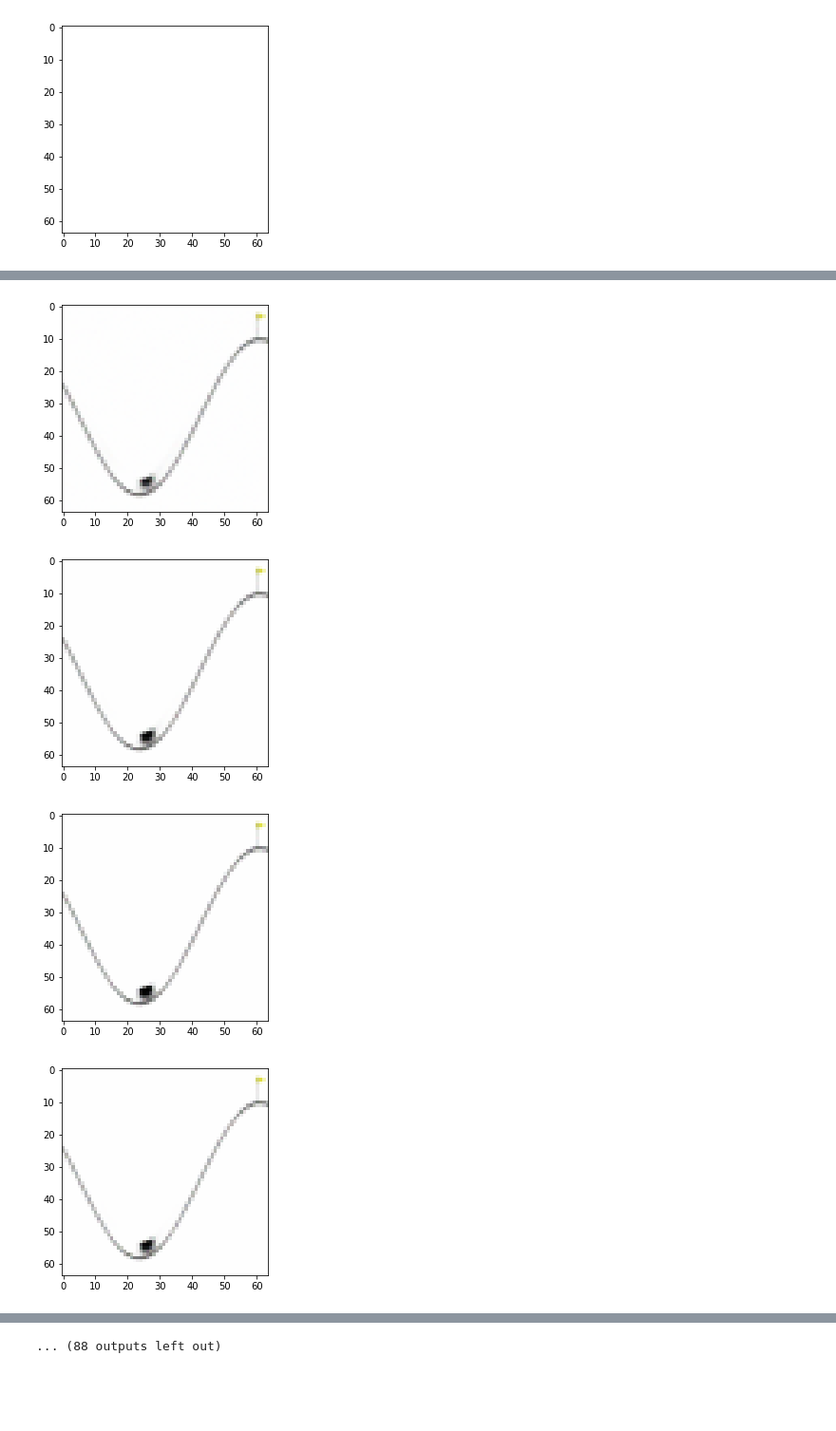
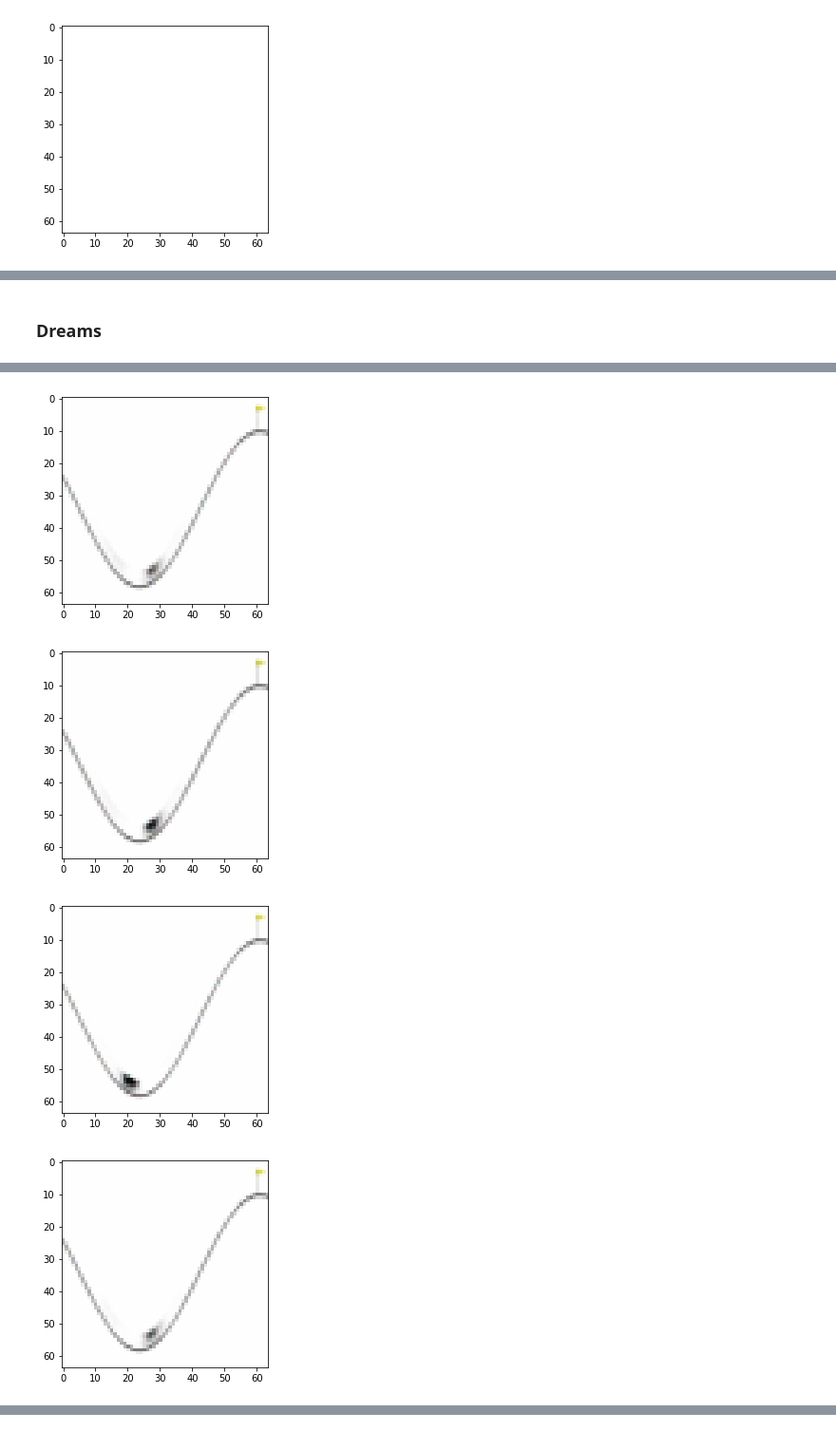
Before and after one commit to alex-faustino/rl-sandbox, a Jupyter notebook: project/agou2_dusad2/code/mdn_results.ipynb, the cells around one changed output, grey strips where cells are left out. Shown at 95% size. Drawn from its saved outputs; the diff is of its cells as text; code cells hidden in the pictures; blank space fills up the shorter version.

```diff
--- a/project/agou2_dusad2/code/mdn_results.ipynb
+++ b/project/agou2_dusad2/code/mdn_results.ipynb
@@ -35,14 +35,13 @@ batch_size=10
 sequence_length=500
 hidden_space_dim=32
 action_space_dim=1
-latent_space_dim=16
 num_mixtures=5
 rnn_type="lstm"
-n_layers=1
+n_layers=2
 
 
-latents = torch.randn(batch_size, sequence_length , latent_space_dim)
-next_latents = torch.randn(batch_size, sequence_length , latent_space_dim)
-actions = torch.randn(batch_size ,sequence_length, action_space_dim)
+latents = torch.randn(batch_size, sequence_length , LATENT_SIZE)
+next_latents = torch.randn(batch_size, sequence_length , LATENT_SIZE)
+actions = torch.randn(batch_size ,sequence_length, LATENT_SIZE)
 latents.shape, next_latents.shape, actions.shape
 # %% [output]
@@ -52,19 +51,18 @@ latents.shape, next_latents.shape, actions.shape
 # %%
 device = torch.device("cuda:0" if torch.cuda.is_available() else "cpu") # PyTorch v0.4.0
 # %%
-vae = VAELin(z_size=16, device=device).to(device)
+vae = VAELin(z_size=LATENT_SIZE, device=device).to(device)
 loaded = torch.load(VAE_PATH)
 vae.load_state_dict(loaded['model_state_dict'])
 
 dataset = RNNDataset(transform=MultiToTensor(), size=100, sample_size=sequence_length)
-batch_size = 10
 loader = DataLoader(dataset, batch_size=batch_size, drop_last=True)
 # %%
 
 def to_latent(batch_frames, vae):
     frames = batch_frames.reshape((batch_size, sequence_length, 3, HEIGHT, WIDTH))
     latent_seq = vae(frames)[3]
-    latent_seqs = latent_seq.reshape((batch_size, sequence_length, 16))
+    latent_seqs = latent_seq.reshape((batch_size, sequence_length, LATENT_SIZE))
     return latent_seqs
 # %%
 model = MDRNN(batch_size, sequence_length, hidden_space_dim, action_space_dim, latent_space_dim, num_mixtures, rnn_type, n_layers).to(device)
@@ -151,10 +138,12 @@ vid = anim.to_html5_video()
 HTML(vid)
 # %% [output]
 [interactive output not drawn]
+# %% [markdown]
+### Dreams
 # %%
 
 old_rnn_hidden = None
-for i in range(100):
+for i in range(10):
     mus, logsigmas, logpis, rnn_out, rnn_hidden = model(curr_latent, torch.randint(0,3,(1,1,1)).to(device) , old_rnn_hidden)
     old_rnn_hidden = (torch.tensor(rnn_hidden[0]).detach(), torch.tensor(rnn_hidden[1]).detach())
     next_latent = sample_gmm(mus, logsigmas, logpis)
@@ -168,5 +157,5 @@ for i in range(100):
-[figure, old version]
+[figure, new version]
-[figure, old version]
+[figure, new version]
-[figure, old version]
+[figure, new version]
-[figure, old version]
+[figure, new version]
 [figure]
@@ -179 +165,0 @@ for i in range(100):
-... (88 outputs left out)
```
Also changed, not shown: parts of 7 cells of this notebook, 3 other files.
